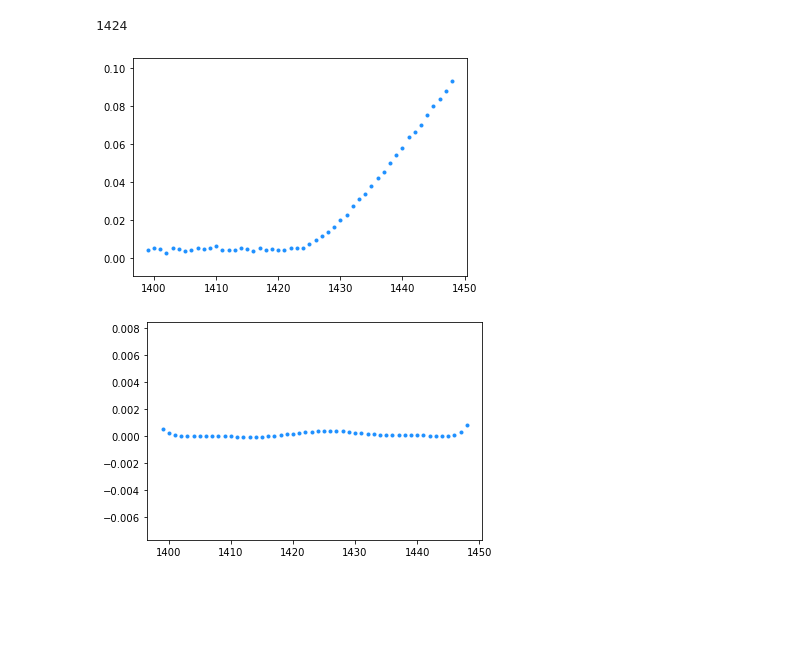
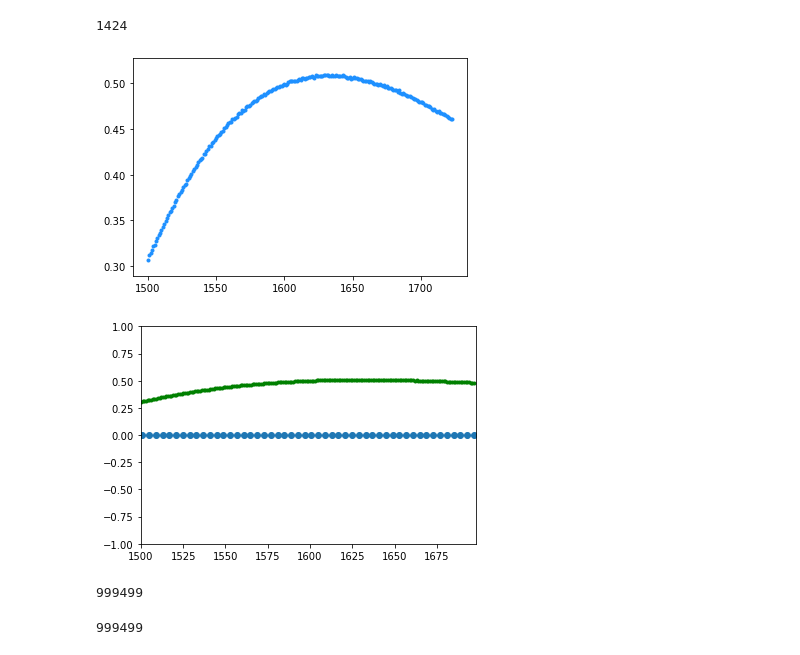
Before and after one commit to biqute/QTLab2122, a Jupyter notebook: SingleIRsource/test.ipynb, the cells around one changed output. Cells and saved outputs as stored; diff of their text form; code cells hidden in the pictures; blank space fills up the shorter version.

Commit message:
changes to derivative trigger

```diff
--- a/SingleIRsource/test.ipynb
+++ b/SingleIRsource/test.ipynb
@@ -35,20 +35,29 @@ reversed_arr=np.flip(data2)
 #same as sopra, serve?
 #no, per la fine sappiamo circa quanto deve essere lungo il segnale e dividiamo per dt per trovare il numero di punti attesu
 # %%
-begin = start - 25
-end = start + 25
+begin = 1500
+end = start + 300
 plt.scatter(x[begin:end], data[begin:end], color = 'dodgerblue', marker = '.')
 plt.show()
 # %% [output]
-[figure, old version]
+[figure, new version]
 # %%
 from scipy.signal import savgol_filter, savgol_coeffs
+from scipy.interpolate import UnivariateSpline
 
+y_spl = UnivariateSpline(x[begin:end], data[begin:end],k=5)
+y_spl_2d = y_spl.derivative(n=2)
+x_range = np.linspace(x[0],x[-1],1000)
+plt.scatter(x_range,y_spl_2d(x_range))
+plt.scatter(x[begin:end], data[begin:end], color = 'green', marker = '.')
+plt.xlim(begin,end)
+plt.ylim(-1,1)
 #plt.scatter(x[begin:end], ddata[begin:end], color = 'green', marker = '.')
-derivative_func = savgol_filter(data[begin:end], len(data[begin:end])-1, polyorder = 10, deriv = 2, delta = 1)
-#derivative_func = np.diff(ddata[begin:end], n=2)
-end=begin + len(derivative_func)
-plt.scatter(x[begin:end], derivative_func, color = 'dodgerblue', marker = '.')
+#derivative_func = savgol_filter(data[begin:end], len(data[begin:end])-1, polyorder = 10, deriv = 0, delta = 1)
+derivative_func = np.diff(data[begin:end], n=1)
+derivative2_func = np.diff(derivative_func, n=1)
+end=begin + len(derivative2_func)
+#plt.scatter(x[begin:end], derivative2_func, color = 'dodgerblue', marker = '.')
 plt.show()
 # %% [output]
-[figure, old version]
+[figure, new version]
@@ -54,0 +68,8 @@ plt.show()
+# %%
+print((x > 500).sum(axis=0))
+# %% [output]
+999499
+# %%
+print(np.count_nonzero(x > 500))
+# %% [output]
+999499
```
Also changed, not shown: parts of 1 cell of this notebook, 1 other file.
